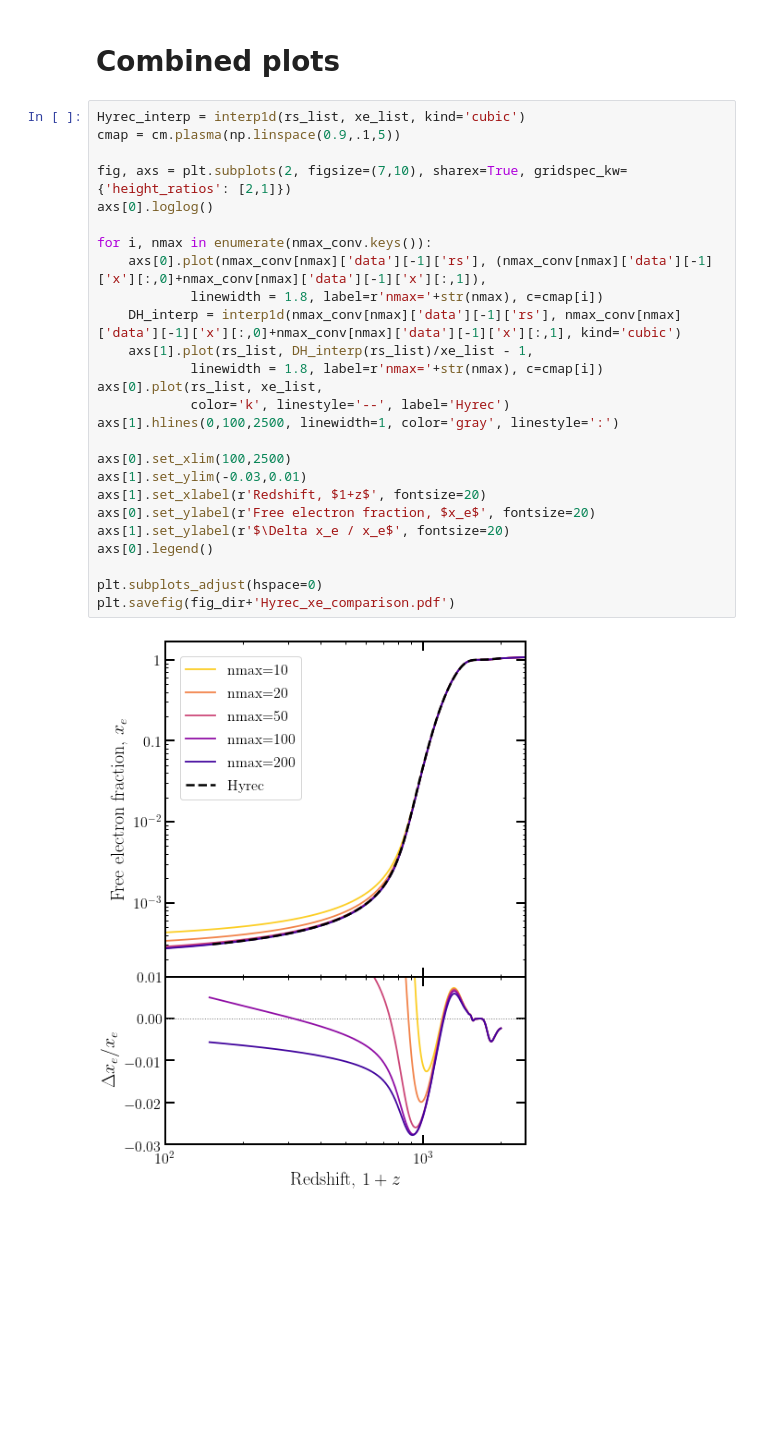
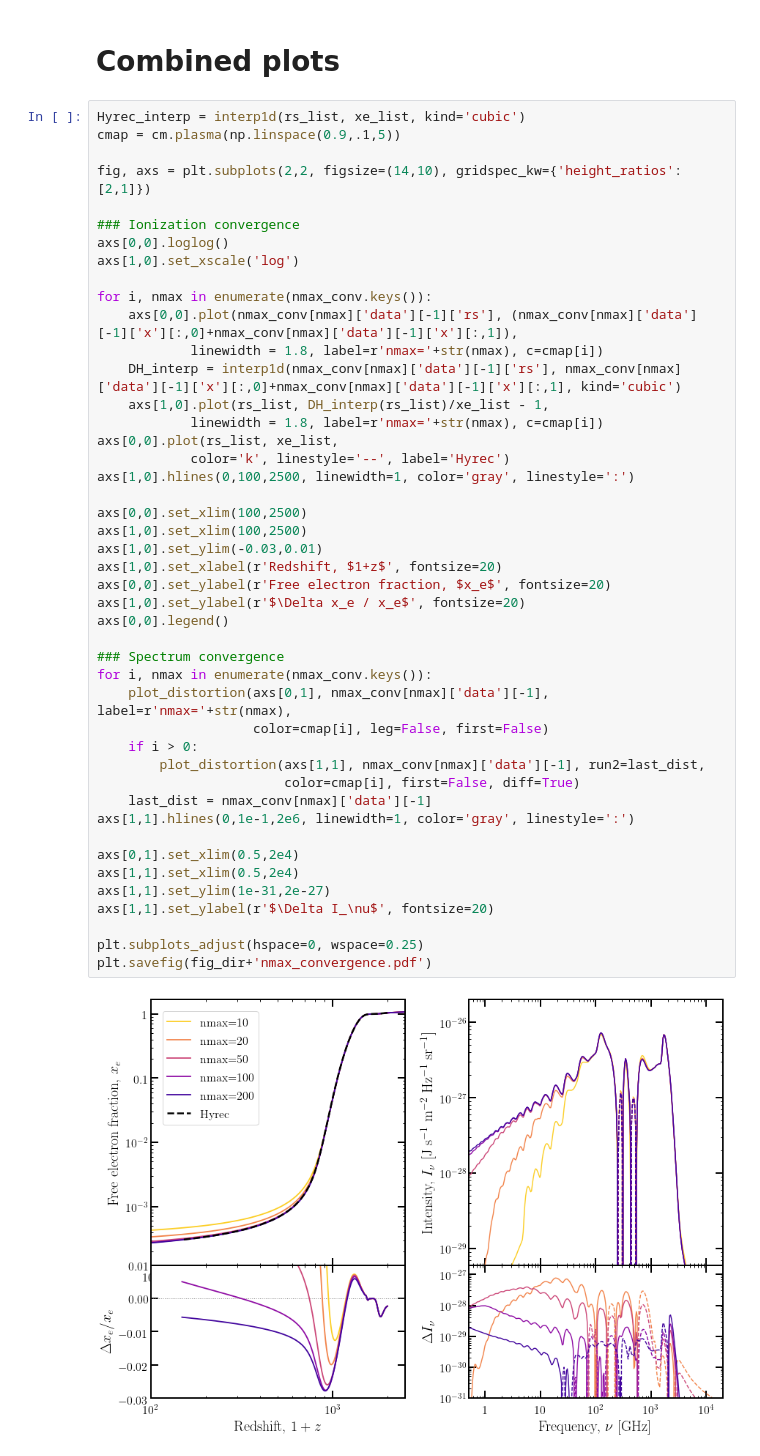
Before and after one commit to hongwanliu/DarkHistory, a Jupyter notebook: examples/DH_Upgrade/Cross_Checks/Hyrec_xe_comparison.ipynb, the cells around one changed output. Drawn from its saved outputs; the diff is of its cells as text; blank space fills up the shorter version.

Commit message:
refined plots of convergence with nmax and the iterative method

```diff
--- a/examples/DH_Upgrade/Cross_Checks/Hyrec_xe_comparison.ipynb
+++ b/examples/DH_Upgrade/Cross_Checks/Hyrec_xe_comparison.ipynb
@@ -146,28 +146,47 @@ plt.subplots_adjust(hspace=0)
 # %%
 Hyrec_interp = interp1d(rs_list, xe_list, kind='cubic')
 cmap = cm.plasma(np.linspace(0.9,.1,5))
 
-fig, axs = plt.subplots(2, figsize=(7,10), sharex=True, gridspec_kw={'height_ratios': [2,1]})
-axs[0].loglog()
+fig, axs = plt.subplots(2,2, figsize=(14,10), gridspec_kw={'height_ratios': [2,1]})
+
+### Ionization convergence
+axs[0,0].loglog()
+axs[1,0].set_xscale('log')
 
 for i, nmax in enumerate(nmax_conv.keys()):
-    axs[0].plot(nmax_conv[nmax]['data'][-1]['rs'], (nmax_conv[nmax]['data'][-1]['x'][:,0]+nmax_conv[nmax]['data'][-1]['x'][:,1]),
+    axs[0,0].plot(nmax_conv[nmax]['data'][-1]['rs'], (nmax_conv[nmax]['data'][-1]['x'][:,0]+nmax_conv[nmax]['data'][-1]['x'][:,1]),
             linewidth = 1.8, label=r'nmax='+str(nmax), c=cmap[i])
     DH_interp = interp1d(nmax_conv[nmax]['data'][-1]['rs'], nmax_conv[nmax]['data'][-1]['x'][:,0]+nmax_conv[nmax]['data'][-1]['x'][:,1], kind='cubic')
-    axs[1].plot(rs_list, DH_interp(rs_list)/xe_list - 1,
+    axs[1,0].plot(rs_list, DH_interp(rs_list)/xe_list - 1,
             linewidth = 1.8, label=r'nmax='+str(nmax), c=cmap[i])
-axs[0].plot(rs_list, xe_list,
+axs[0,0].plot(rs_list, xe_list,
             color='k', linestyle='--', label='Hyrec')
-axs[1].hlines(0,100,2500, linewidth=1, color='gray', linestyle=':')
+axs[1,0].hlines(0,100,2500, linewidth=1, color='gray', linestyle=':')
 
-axs[0].set_xlim(100,2500)
-axs[1].set_ylim(-0.03,0.01)
-axs[1].set_xlabel(r'Redshift, $1+z$', fontsize=20)
-axs[0].set_ylabel(r'Free electron fraction, $x_e$', fontsize=20)
-axs[1].set_ylabel(r'$\Delta x_e / x_e$', fontsize=20)
-axs[0].legend()
+axs[0,0].set_xlim(100,2500)
+axs[1,0].set_xlim(100,2500)
+axs[1,0].set_ylim(-0.03,0.01)
+axs[1,0].set_xlabel(r'Redshift, $1+z$', fontsize=20)
+axs[0,0].set_ylabel(r'Free electron fraction, $x_e$', fontsize=20)
+axs[1,0].set_ylabel(r'$\Delta x_e / x_e$', fontsize=20)
+axs[0,0].legend()
 
-plt.subplots_adjust(hspace=0)
-plt.savefig(fig_dir+'Hyrec_xe_comparison.pdf')
+### Spectrum convergence
+for i, nmax in enumerate(nmax_conv.keys()):
+    plot_distortion(axs[0,1], nmax_conv[nmax]['data'][-1], label=r'nmax='+str(nmax),
+                    color=cmap[i], leg=False, first=False)
+    if i > 0:
+        plot_distortion(axs[1,1], nmax_conv[nmax]['data'][-1], run2=last_dist,
+                        color=cmap[i], first=False, diff=True)
+    last_dist = nmax_conv[nmax]['data'][-1]
+axs[1,1].hlines(0,1e-1,2e6, linewidth=1, color='gray', linestyle=':')
+
+axs[0,1].set_xlim(0.5,2e4)
+axs[1,1].set_xlim(0.5,2e4)
+axs[1,1].set_ylim(1e-31,2e-27)
+axs[1,1].set_ylabel(r'$\Delta I_\nu$', fontsize=20)
+
+plt.subplots_adjust(hspace=0, wspace=0.25)
+plt.savefig(fig_dir+'nmax_convergence.pdf')
 # %% [output]
-[figure, old version]
+[figure, new version]
```
Also changed, not shown: 1 other file.
